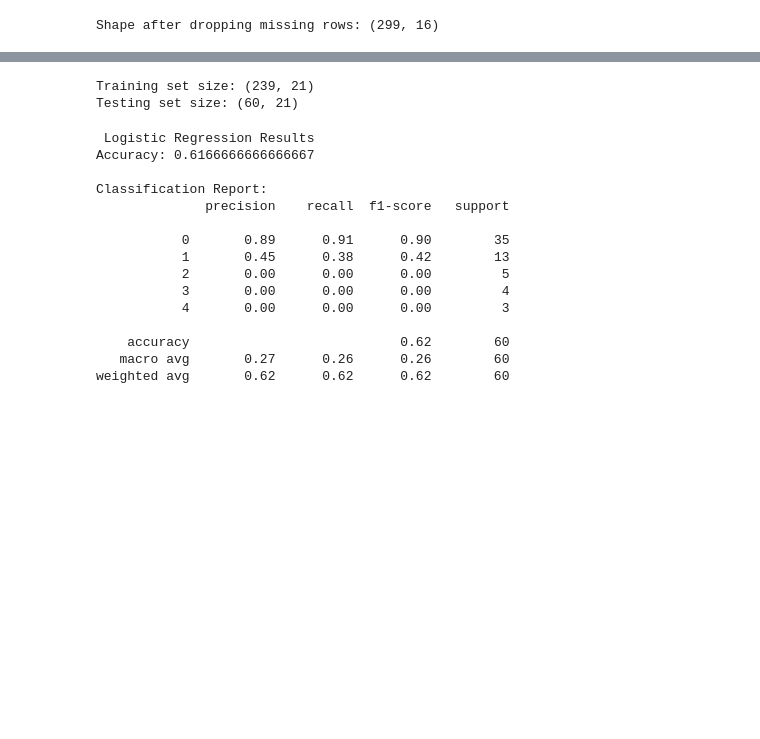
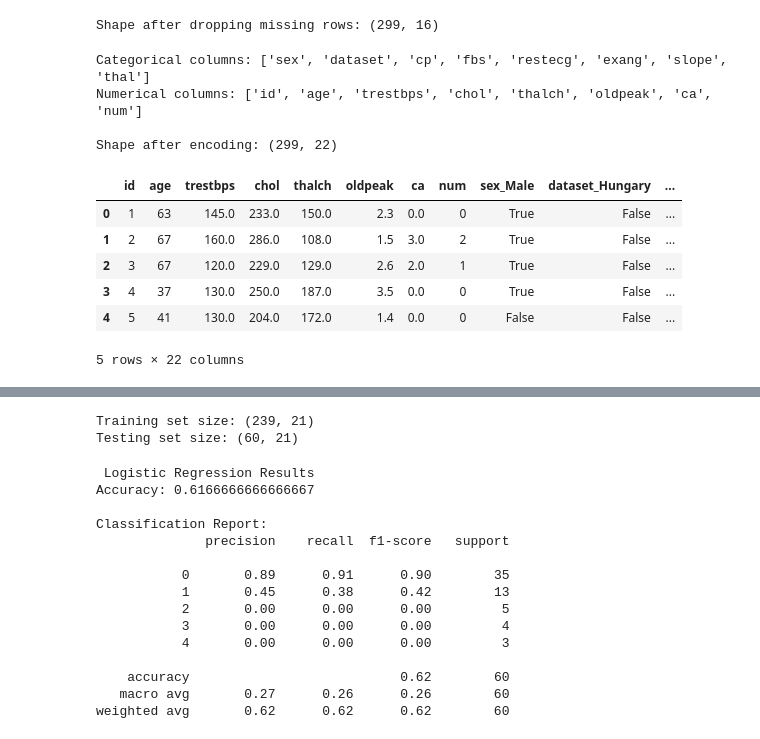
Before and after one commit to PES2UG23CS290/Predicting-Disease-Type-from-Clinical-Measurements, a Jupyter notebook: disease_pred.ipynb, the cells around one changed output, grey strips where cells are left out. Saved outputs shown, nothing was run; the diff lists cells and outputs as text; code cells hidden in the pictures; blank space fills up the shorter version.

```diff
--- a/disease_pred.ipynb
+++ b/disease_pred.ipynb
@@ -127,3 +127,33 @@ data=data.dropna()
 print("\nShape after dropping missing rows:", data.shape)
 # %% [output]
 Shape after dropping missing rows: (299, 16)
+# %%
+
+#  Feature Engineering
+
+cat_cols = data.select_dtypes(include=['object']).columns
+num_cols = data.select_dtypes(include=['int64', 'float64']).columns
+
+print("Categorical columns:", list(cat_cols))
+print("Numerical columns:", list(num_cols))
+
+# Encode categorical features using one-hot encoding
+df_encoded = pd.get_dummies(data, columns=cat_cols, drop_first=True)
+
+print("\nShape after encoding:", df_encoded.shape)
+display(df_encoded.head())
+
+# Remove duplicates if any
+df_encoded = df_encoded.drop_duplicates()
+# %% [output]
+Categorical columns: ['sex', 'dataset', 'cp', 'fbs', 'restecg', 'exang', 'slope', 'thal']
+Numerical columns: ['id', 'age', 'trestbps', 'chol', 'thalch', 'oldpeak', 'ca', 'num']
+
+Shape after encoding: (299, 22)
+|  | id | age | trestbps | chol | thalch | oldpeak | ca | num | sex_Male | dataset_Hungary | ... |
+| 0 | 1 | 63 | 145.0 | 233.0 | 150.0 | 2.3 | 0.0 | 0 | True | False | ... |
+| 1 | 2 | 67 | 160.0 | 286.0 | 108.0 | 1.5 | 3.0 | 2 | True | False | ... |
+| 2 | 3 | 67 | 120.0 | 229.0 | 129.0 | 2.6 | 2.0 | 1 | True | False | ... |
+| 3 | 4 | 37 | 130.0 | 250.0 | 187.0 | 3.5 | 0.0 | 0 | True | False | ... |
+| 4 | 5 | 41 | 130.0 | 204.0 | 172.0 | 1.4 | 0.0 | 0 | False | False | ... |
+5 rows × 22 columns
```
Also changed, not shown: parts of 3 cells of this notebook.
